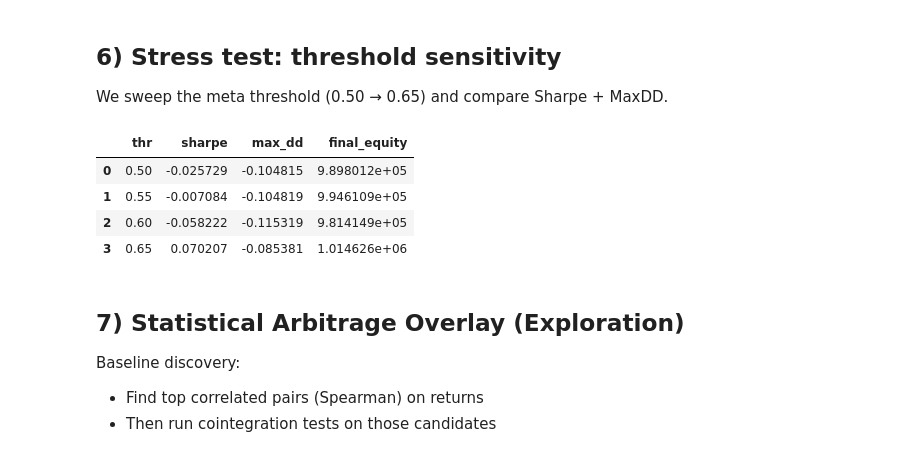
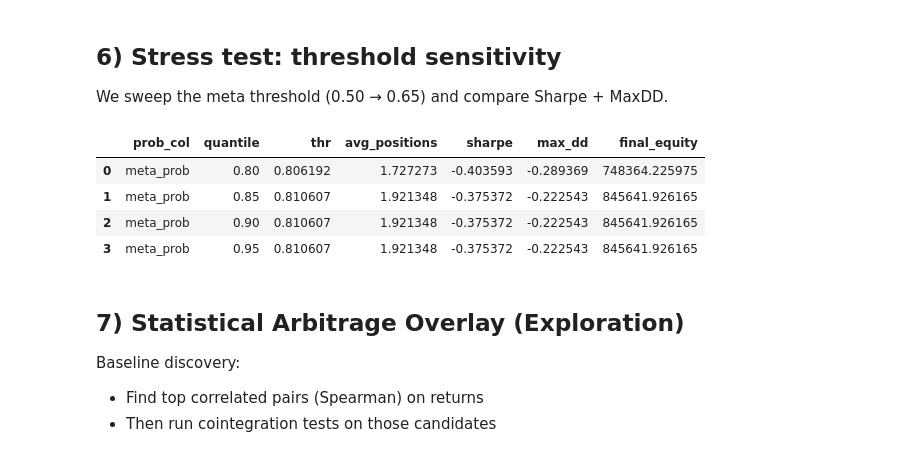
Before and after one commit to zyxro/algorithmic-trading, a Jupyter notebook: notebooks/00_end_to_end_pipeline.ipynb, the cells around one changed output. Cells and saved outputs as stored; diff of their text form; code cells hidden in the pictures.

```diff
--- a/notebooks/00_end_to_end_pipeline.ipynb
+++ b/notebooks/00_end_to_end_pipeline.ipynb
@@ -157,7 +192,0 @@ pd.DataFrame({
-# %%
-# Optional: compare to original trend-chasing sieve (for the 'Predictive Inversion' story)
-df['signal_trend'] = logic_sieve_signals(df)
-pd.DataFrame({
-    'mean_reversion_freq': [df['signal_a'].mean()],
-    'trend_freq': [df['signal_trend'].mean()],
-})
@@ -372,5 +1085,9 @@ Fallback train rows: 202 | test rows: 87
 # %%
-# Merge meta probs back into main df
-df = df.merge(oos, on=['date','ticker'], how='left')
-df[['meta_prob']].describe()
+if "meta_prob" not in df.columns:
+    raise KeyError("meta_prob not found. Run the LightGBM meta-labeling cell first.")
+
+print("meta_prob coverage (non-null):", int(df["meta_prob"].notna().sum()))
+df[["meta_prob"]].describe()
+print()
+# lgb.plot_importance(models[0], importance_type="gain", max_num_features=10)
 # %% [output]
@@ -443,27 +1691,66 @@ plot_monthly_heatmap(r_meta, title='Monthly Returns: Logic + Meta')
 
 We sweep the meta threshold (0.50 → 0.65) and compare Sharpe + MaxDD.
 # %%
-thresholds = [0.50, 0.55, 0.60, 0.65]
+# Threshold sensitivity (Robust Model)
+# Sweep different probability cutoffs (quantiles) and measure Sharpe/MaxDD.
+
+prob_col = None
+for c in ("layer1_prob", "meta_prob"):
+    if c in df.columns:
+        prob_col = c
+        break
+if prob_col is None:
+    raise KeyError(
+        "No probability column found. Expected one of: 'layer1_prob', 'meta_prob'. "
+        f"Available columns: {sorted(df.columns.tolist())}"
+    )
+
+# NOTE: older versions of this notebook referenced df['safe_to_trade'] and df['market_bullish'],
+# but those columns are not created anywhere in the pipeline. Derive reasonable defaults here.
+if "entry_cond" in globals():
+    safe_mask = entry_cond.fillna(False).astype(bool)
+elif "entry_condition" in globals():
+    safe_mask = entry_condition.fillna(False).astype(bool)
+elif "signal_a" in df.columns:
+    safe_mask = (df["signal_a"].fillna(0) != 0)
+else:
+    safe_mask = pd.Series(True, index=df.index)
+
+if "market_bullish" in df.columns:
+    regime_mask = df["market_bullish"].fillna(1).astype(int)
+else:
+    # No regime filter available in df; default to pass-through (no extra gating).
+    regime_mask = pd.Series(1, index=df.index, dtype=int)
+
+quantiles = [0.80, 0.85, 0.90, 0.95]
 rows = []
-for thr in thresholds:
-    df['signal_meta_tmp'] = ((df['signal_a'] == 1) & (df['meta_prob'] >= thr)).astype(int)
-    res = backtest_long_only_equal_weight(df, signal_col='signal_meta_tmp', cfg=bt_cfg)
-    eq = res['equity']
-    r = res['returns']
+for q in quantiles:
+    thr = float(df[prob_col].quantile(q))
+    sig = ((df[prob_col] >= thr) & safe_mask).astype(int)
+    sig = (sig * regime_mask).astype(int)
+
+    df["signal_tmp"] = sig
+    res = backtest_equal_weight(df, signal_col="signal_tmp", weight_col="weight", cfg=bt_cfg)
+    eq = res["equity"]
+    r = res["returns"]
+
     rows.append({
-        'thr': thr,
-        'sharpe': annualized_sharpe(r),
-        'max_dd': max_drawdown(eq),
-        'final_equity': float(eq.dropna().iloc[-1]) if len(eq.dropna()) else np.nan,
+        "prob_col": prob_col,
+        "quantile": q,
+        "thr": thr,
+        "avg_positions": float(df.loc[df["signal_tmp"] == 1].groupby("date")["ticker"].nunique().mean()) if (df["signal_tmp"] == 1).any() else 0.0,
+        "sharpe": annualized_sharpe(r),
+        "max_dd": max_drawdown(eq),
+        "final_equity": float(eq.dropna().iloc[-1]) if len(eq.dropna()) else np.nan,
     })
 
 pd.DataFrame(rows)
 # %% [output]
-|  | thr | sharpe | max_dd | final_equity |
-| 0 | 0.50 | -0.025729 | -0.104815 | 9.898012e+05 |
-| 1 | 0.55 | -0.007084 | -0.104819 | 9.946109e+05 |
-| 2 | 0.60 | -0.058222 | -0.115319 | 9.814149e+05 |
-| 3 | 0.65 | 0.070207 | -0.085381 | 1.014626e+06 |
+|  | prob_col | quantile | thr | avg_positions | sharpe | max_dd | final_equity |
+| 0 | meta_prob | 0.80 | 0.806192 | 1.727273 | -0.403593 | -0.289369 | 748364.225975 |
+| 1 | meta_prob | 0.85 | 0.810607 | 1.921348 | -0.375372 | -0.222543 | 845641.926165 |
+| 2 | meta_prob | 0.90 | 0.810607 | 1.921348 | -0.375372 | -0.222543 | 845641.926165 |
+| 3 | meta_prob | 0.95 | 0.810607 | 1.921348 | -0.375372 | -0.222543 | 845641.926165 |
 # %% [markdown]
 ## 7) Statistical Arbitrage Overlay (Exploration)
 
```
Also changed, not shown: parts of 22 cells of this notebook, 21 other files.
